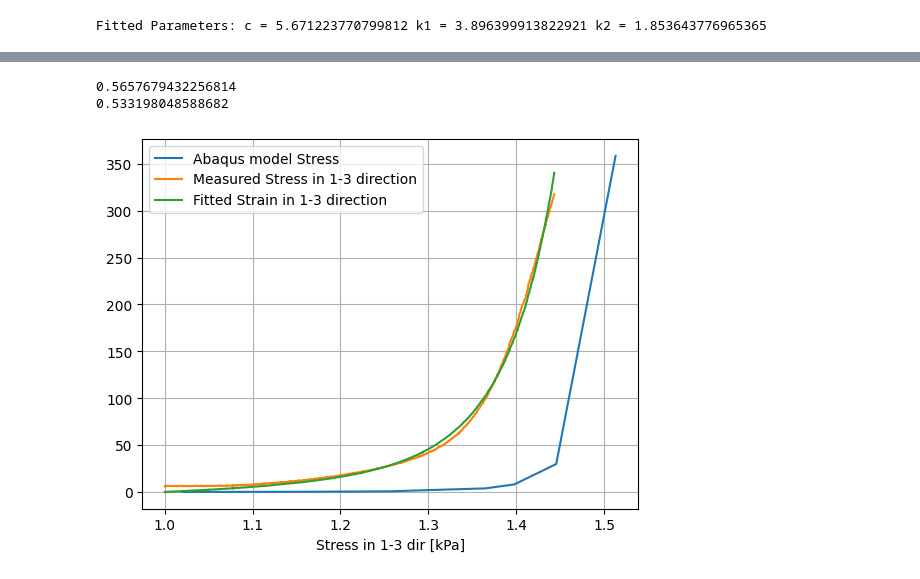
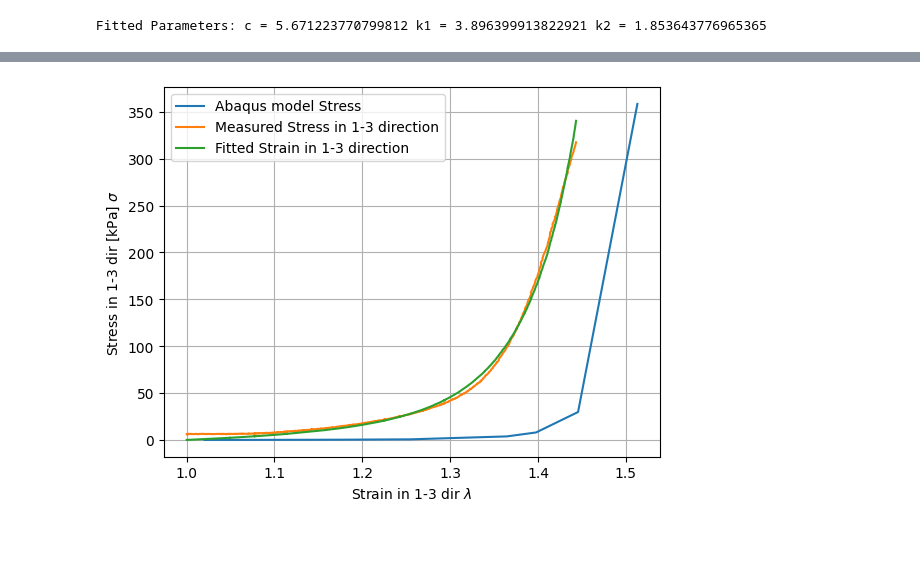
Before and after one commit to eBOlsson/TKT4550, a Jupyter notebook: kappa.ipynb, the cells around one changed output, grey strips where cells are left out. Drawn from its saved outputs; the diff is of its cells as text; code cells hidden in the pictures; blank space fills up the shorter version.

```diff
--- a/kappa.ipynb
+++ b/kappa.ipynb
@@ -486,20 +509,14 @@ print(tsai_hill_criterion(sigma_dir_13[0], sigma_dir_13[3], sigma_dir_13[1], X,
-# %%
-print(von_mises_stress(sigma_matrix[0][880], sigma_matrix[0][880])/10**(6))
-print(von_mises_stress(sigma_matrix[0][878], sigma_matrix[0][878])/10**(6))
-# %% [output]
-0.5657679432256814
-0.533198048588682
 # %%
 stress_strain_2=pd.read_csv('./Book1.csv')
 stress_strain_2=stress_strain_2[:10]
 # %%
 plt.plot(1+stress_strain_2['0'],stress_strain_2['0.1']/100,label='Abaqus model Stress')
 plt.plot(dis[0],f_1/A_13,label='Measured Stress in 1-3 direction')
 plt.plot(dis[0],testb,label='Fitted Strain in 1-3 direction')
 plt.grid(True)
-plt.xlabel('Strain in 1-3 dir')
-plt.xlabel('Stress in 1-3 dir [kPa]')
+plt.xlabel('Strain in 1-3 dir'+r' $\lambda$')
+plt.ylabel('Stress in 1-3 dir [kPa]'+r' $\sigma$')
 plt.legend()
 plt.savefig('./pics/abaqus_sim.pdf')
 # %% [output]
-[figure, old version]
+[figure, new version]
```
Also changed, not shown: parts of 7 cells of this notebook, 16 other files.
